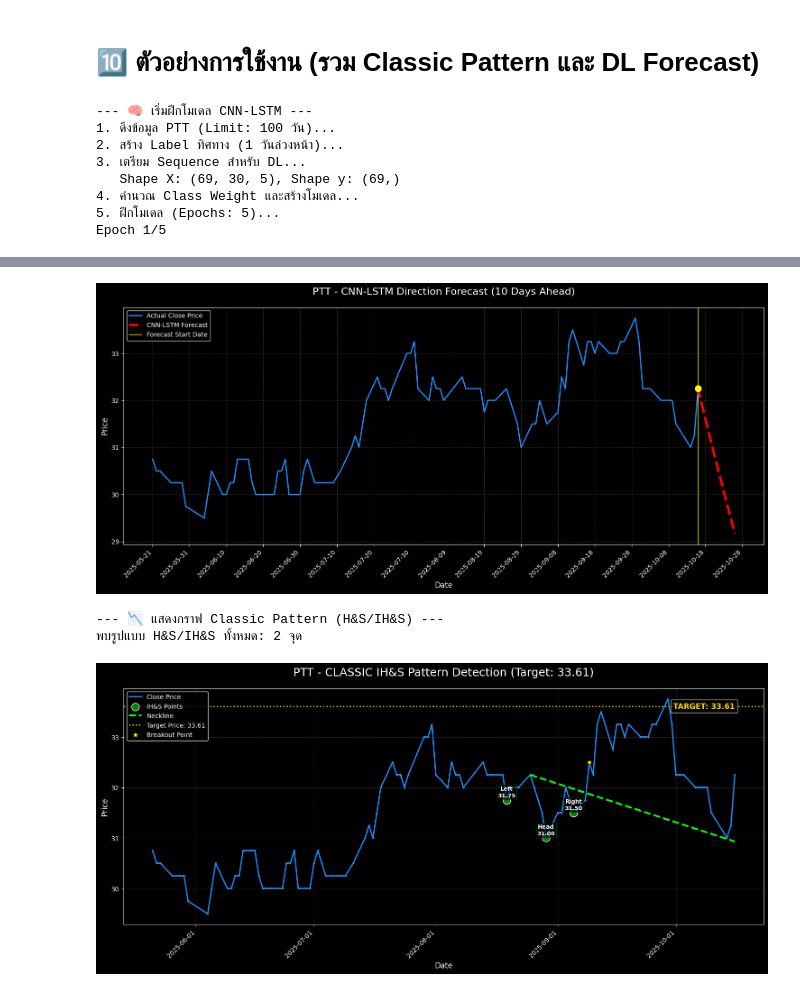
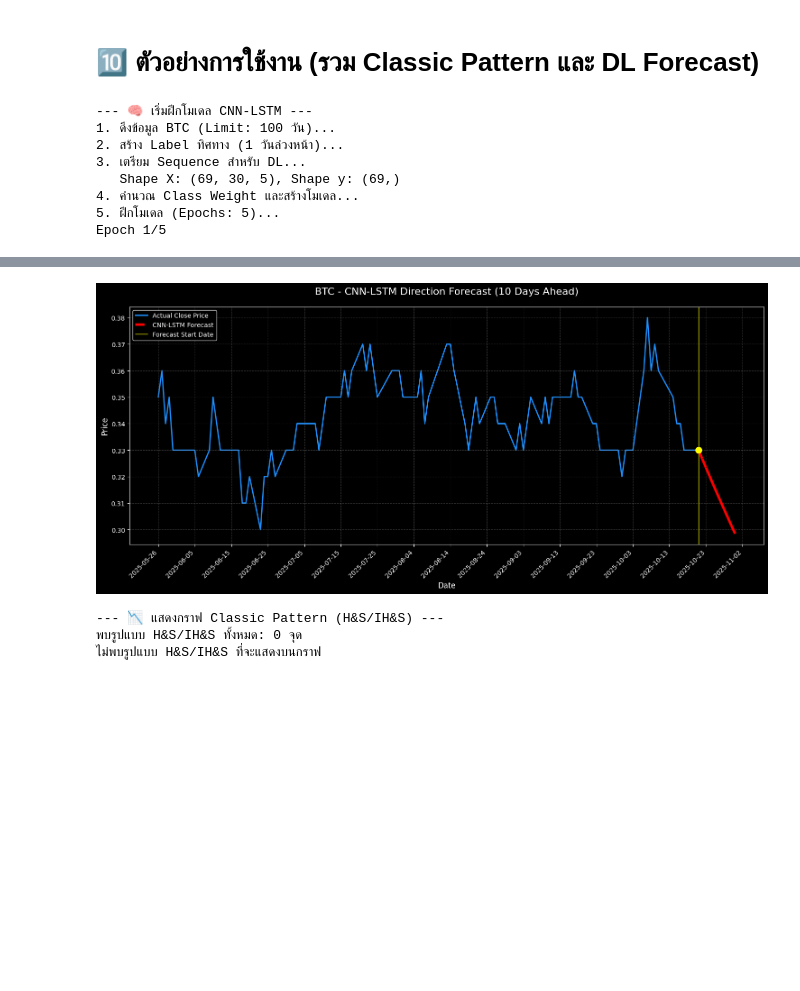
Before and after one commit to hilmanyusoh/Stock-market-chart-pattern-recognition-using-deep-learning, a Jupyter notebook: H&D_model/H&S_DL.ipynb, the cells around one changed output, grey strips where cells are left out. Cells and saved outputs as stored; diff of their text form; code cells hidden in the pictures; blank space fills up the shorter version.

```diff
--- a/H&D_model/H&S_DL.ipynb
+++ b/H&D_model/H&S_DL.ipynb
@@ -429,7 +429,7 @@ def plot_classic_pattern(df, patterns, symbol='SYMBOL'):
 if __name__ == '__main__':
     try:
         # --- Config ---
-        symbol = "PTT"
+        symbol = "BTC"
         DATA_LIMIT = 100  # ใช้ข้อมูลเยอะขึ้นสำหรับการฝึก LSTM
         SEQUENCE_LENGTH = 30
         FUTURE_DAYS = 1   # ทำนายทิศทางของวันถัดไป (1 วัน)
@@ -479,7 +479,7 @@ if __name__ == '__main__':
         print(f"\n❌ เกิดข้อผิดพลาดที่ไม่คาดคิด: {e}")
 # %% [output]
 --- 🧠 เริ่มฝึกโมเดล CNN-LSTM ---
-1. ดึงข้อมูล PTT (Limit: 100 วัน)...
+1. ดึงข้อมูล BTC (Limit: 100 วัน)...
 2. สร้าง Label ทิศทาง (1 วันล่วงหน้า)...
 3. เตรียม Sequence สำหรับ DL...
    Shape X: (69, 30, 5), Shape y: (69,)
@@ -498,12 +498,12 @@ Epoch 5/5
 
 --- Model Evaluation (Validation Set) ---
               precision    recall  f1-score   support
 ... (8 lines left out)
 
 --- 📈 แสดงกราฟ Price Direction Forecast (CNN-LSTM) ---
 
 --- Forecast Simulation ---
-[figure, old version]
+[figure, new version]
 --- 📉 แสดงกราฟ Classic Pattern (H&S/IH&S) ---
-พบรูปแบบ H&S/IH&S ทั้งหมด: 2 จุด
+พบรูปแบบ H&S/IH&S ทั้งหมด: 0 จุด
+ไม่พบรูปแบบ H&S/IH&S ที่จะแสดงบนกราฟ
-[figure, removed]
```
Also changed, not shown: parts of 1 cell of this notebook, 4 other files.
